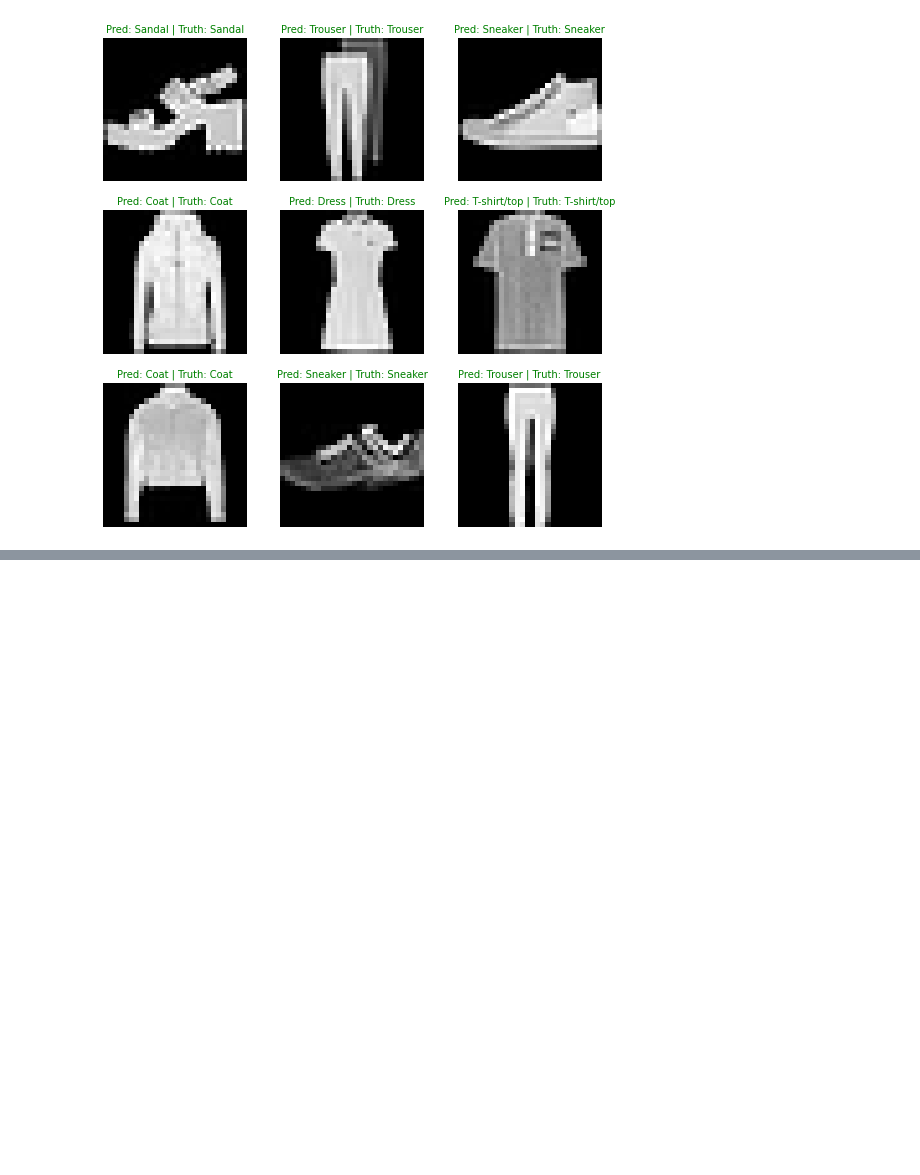
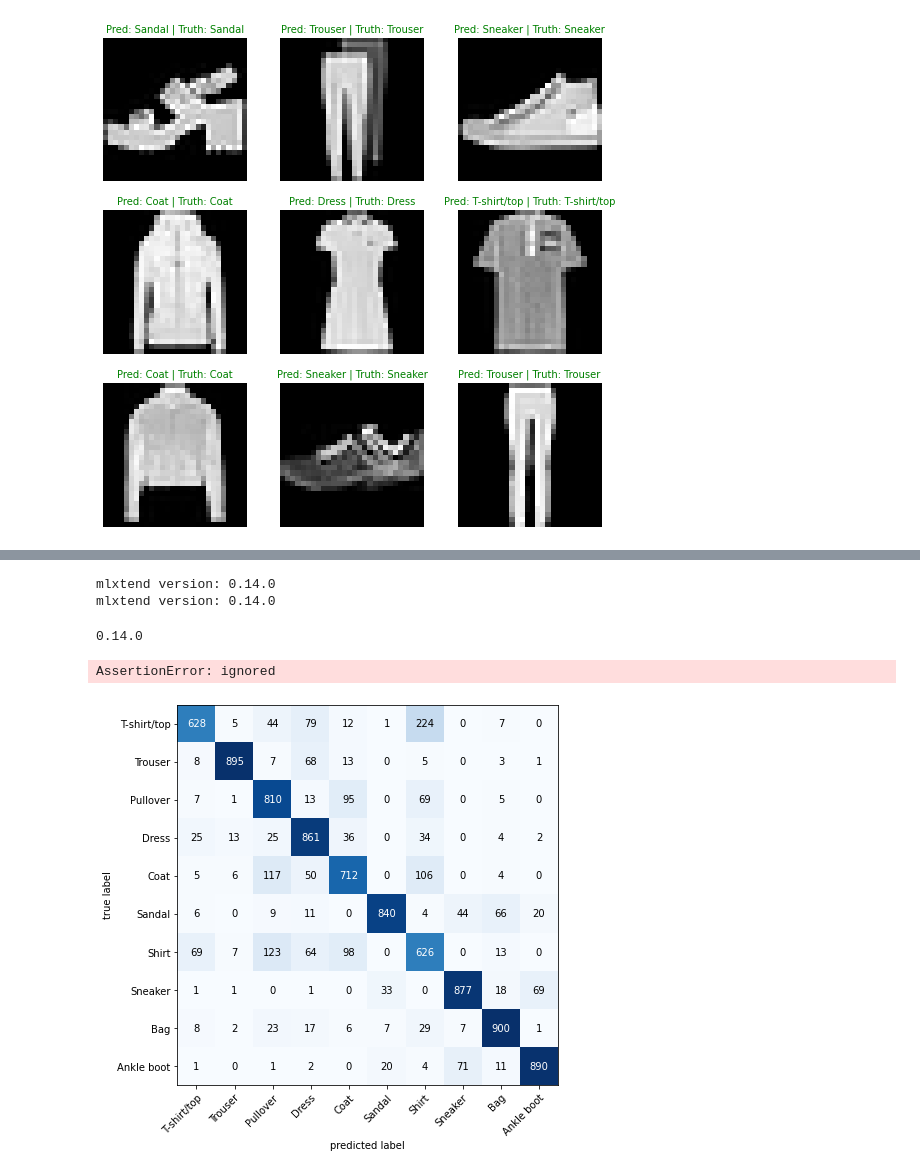
Before and after one commit to MRdvan/Pytorch-Training, a Jupyter notebook: Pytorch-fundamentals-to-deploy/03_PyTorch_Computer_Vision.ipynb, the cells around one changed output, grey strips where cells are left out. Cells and saved outputs as stored; diff of their text form; code cells hidden in the pictures; blank space fills up the shorter version.

Commit message:
Colaboratory kullanılarak oluşturuldu

```diff
--- a/Pytorch-fundamentals-to-deploy/03_PyTorch_Computer_Vision.ipynb
+++ b/Pytorch-fundamentals-to-deploy/03_PyTorch_Computer_Vision.ipynb
@@ -678,0 +668,53 @@ for i, sample in enumerate(test_samples):
+# %%
+# 1. Make predictions with trained model
+y_preds = []
+model3.eval()
+with torch.inference_mode():
+  for X, y in tqdm(test_dataloader, desc="Making predictions"):
+    # Send data and targets to target device
+    X, y = X.to(device), y.to(device)
+    # Do the forward pass
+    y_logit = model3(X)
+    # Turn predictions from logits -> prediction probabilities -> predictions labels
+    y_pred = torch.softmax(y_logit.squeeze(), dim=0).argmax(dim=1)
+    # Put predictions on CPU for evaluation
+    y_preds.append(y_pred.cpu())
+# Concatenate list of predictions into a tensor
+y_pred_tensor = torch.cat(y_preds)
+# %%
+# See if torchmetrics exists, if not, install it
+try:
+    import torchmetrics, mlxtend
+    print(f"mlxtend version: {mlxtend.__version__}")
+    assert int(mlxtend.__version__.split(".")[1]) >= 19, "mlxtend verison should be 0.19.0 or higher"
+except:
+    !pip install -q torchmetrics -U mlxtend # <- Note: If you're using Google Colab, this may require restarting the runtime
+    import torchmetrics, mlxtend
+    print(f"mlxtend version: {mlxtend.__version__}")
+# %% [output]
+mlxtend version: 0.14.0
+mlxtend version: 0.14.0
+# %%
+import mlxtend
+print(mlxtend.__version__)
+assert int(mlxtend.__version__.split(".")[1]) >= 19 # should be version 0.19.0 or higher
+# %% [output]
+0.14.0
+AssertionError: ignored
+# %%
+from torchmetrics import ConfusionMatrix
+from mlxtend.plotting import plot_confusion_matrix
+
+# 2. Setup confusion matrix instance and compare predictions to targets
+confmat = ConfusionMatrix(num_classes=len(class_names))
+confmat_tensor = confmat(preds=y_pred_tensor,
+                         target=test_data.targets)
+
+# 3. Plot the confusion matrix
+fig, ax = plot_confusion_matrix(
+    conf_mat=confmat_tensor.numpy(), # matplotlib likes working with *NumPy*
+    class_names=class_names, # turn the row and column labels into *class names*
+    figsize=(10, 7)
+);
+# %% [output]
+[figure, added]
```
Also changed, not shown: parts of 12 cells of this notebook.
